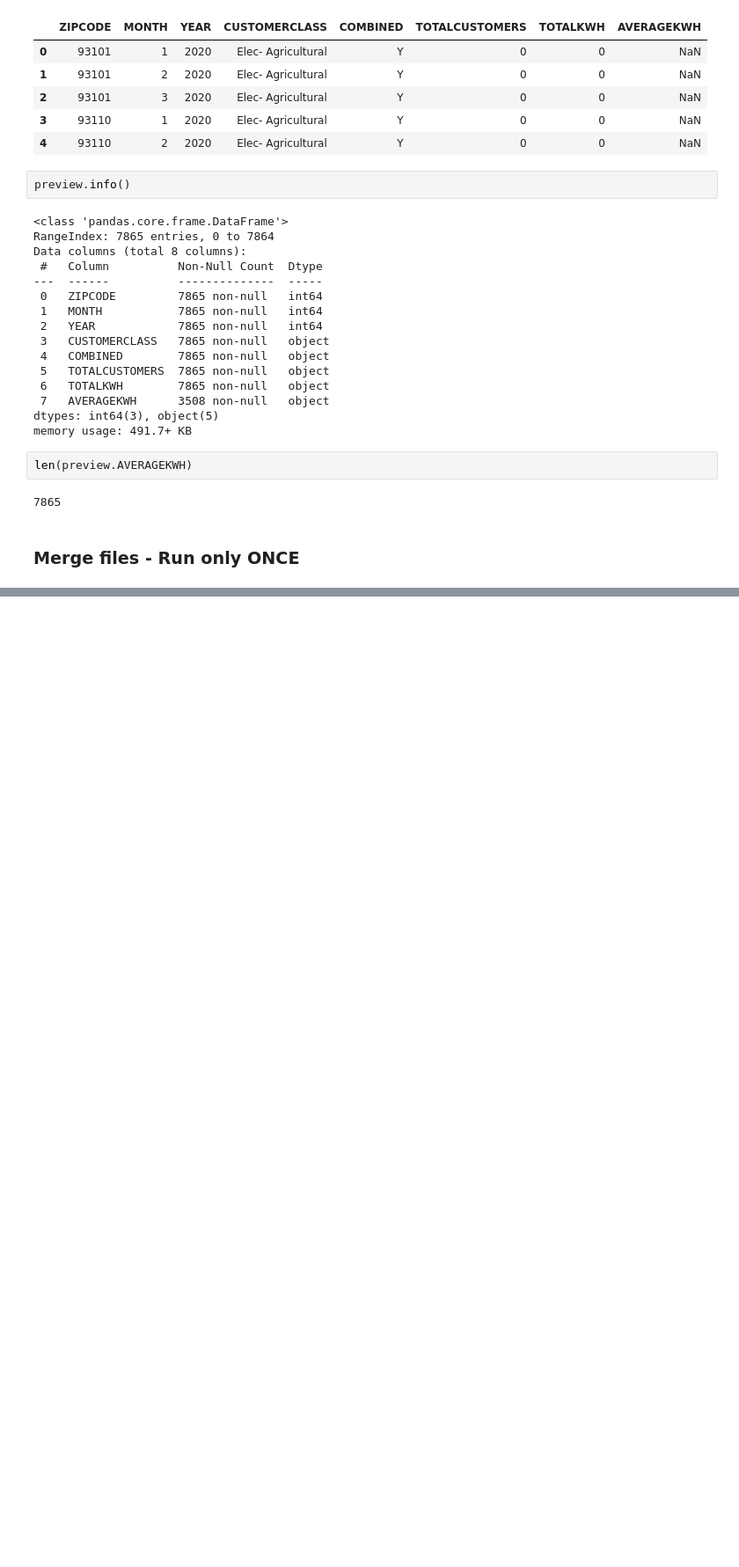
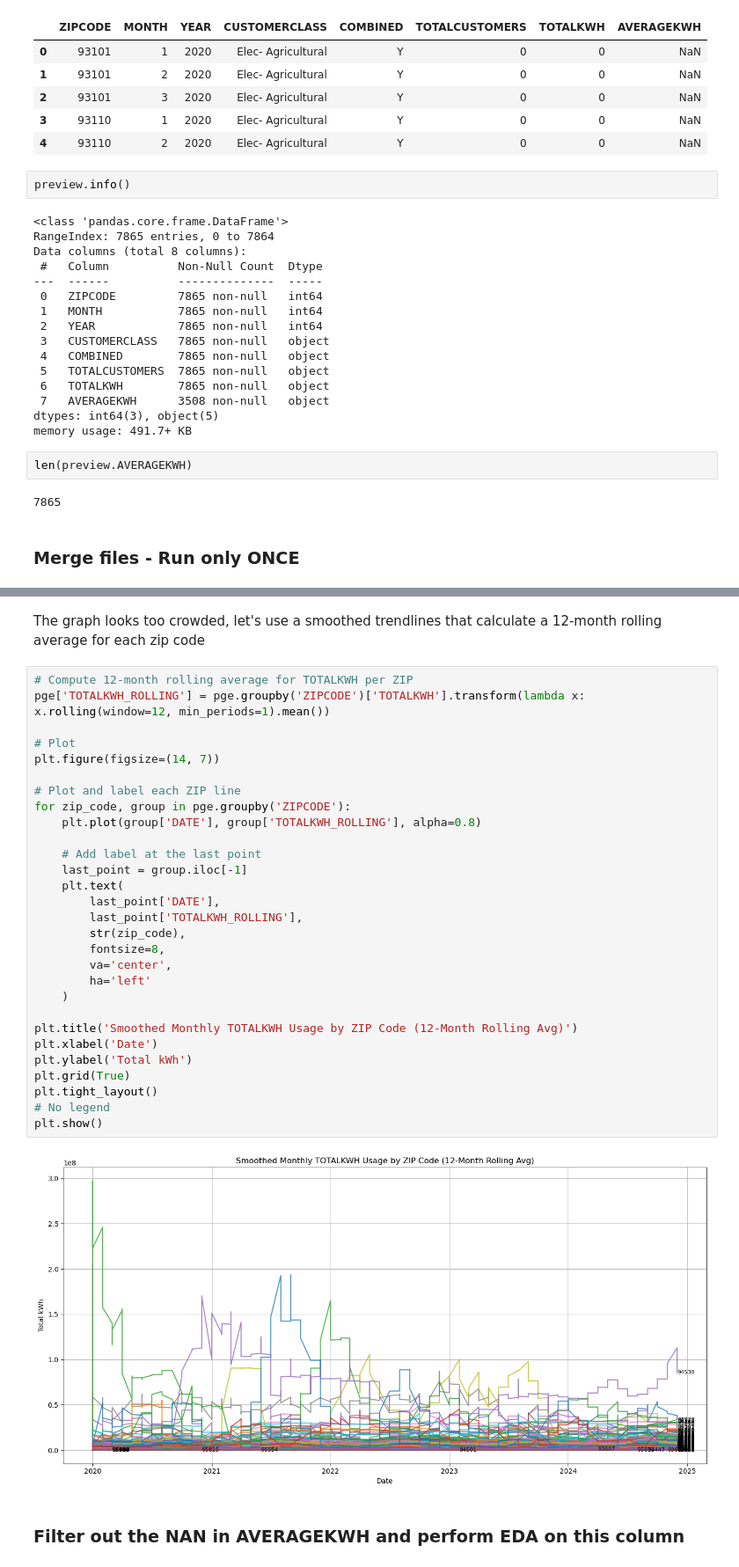
Before and after one commit to kaia-hu/Energy_Load_Forcasting, a Jupyter notebook: PGE_data_cleaning.ipynb, the cells around one changed output, grey strips where cells are left out. Shown: that part at 88% size. Drawn from its saved outputs; the diff is of its cells as text; blank space fills up the shorter version.

```diff
--- a/PGE_data_cleaning.ipynb
+++ b/PGE_data_cleaning.ipynb
@@ -65,0 +226,35 @@ print(f'✅ Combined file saved to: {output_path}')
+# %% [markdown]
+The graph looks too crowded, let's use a smoothed trendlines that calculate a 12-month rolling average for each zip code
+# %%
+# Compute 12-month rolling average for TOTALKWH per ZIP
+pge['TOTALKWH_ROLLING'] = pge.groupby('ZIPCODE')['TOTALKWH'].transform(lambda x: x.rolling(window=12, min_periods=1).mean())
+
+# Plot
+plt.figure(figsize=(14, 7))
+
+# Plot and label each ZIP line
+for zip_code, group in pge.groupby('ZIPCODE'):
+    plt.plot(group['DATE'], group['TOTALKWH_ROLLING'], alpha=0.8)
+
+    # Add label at the last point
+    last_point = group.iloc[-1]
+    plt.text(
+        last_point['DATE'],
+        last_point['TOTALKWH_ROLLING'],
+        str(zip_code),
+        fontsize=8,
+        va='center',
+        ha='left'
+    )
+
+plt.title('Smoothed Monthly TOTALKWH Usage by ZIP Code (12-Month Rolling Avg)')
+plt.xlabel('Date')
+plt.ylabel('Total kWh')
+plt.grid(True)
+plt.tight_layout()
+# No legend
+plt.show()
+# %% [output]
+[figure, added]
+# %% [markdown]
+### Filter out the NAN in AVERAGEKWH and perform EDA on this column
```
Also changed, not shown: parts of 18 cells of this notebook.
